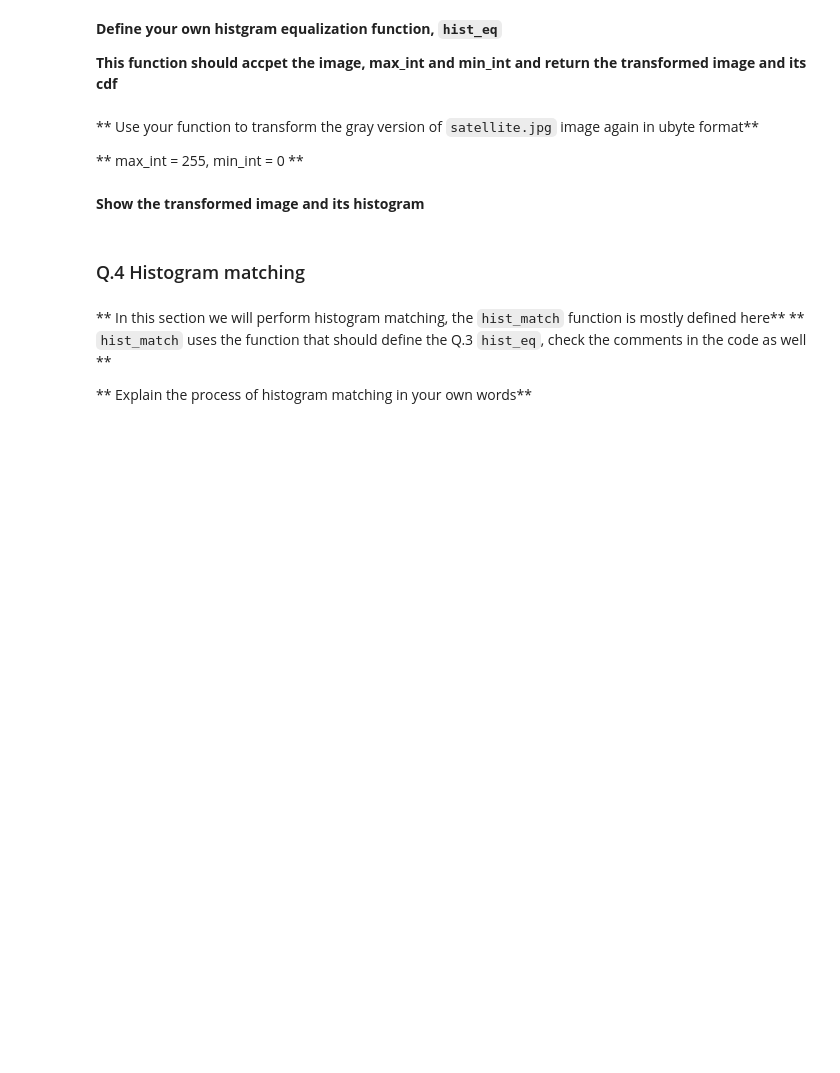
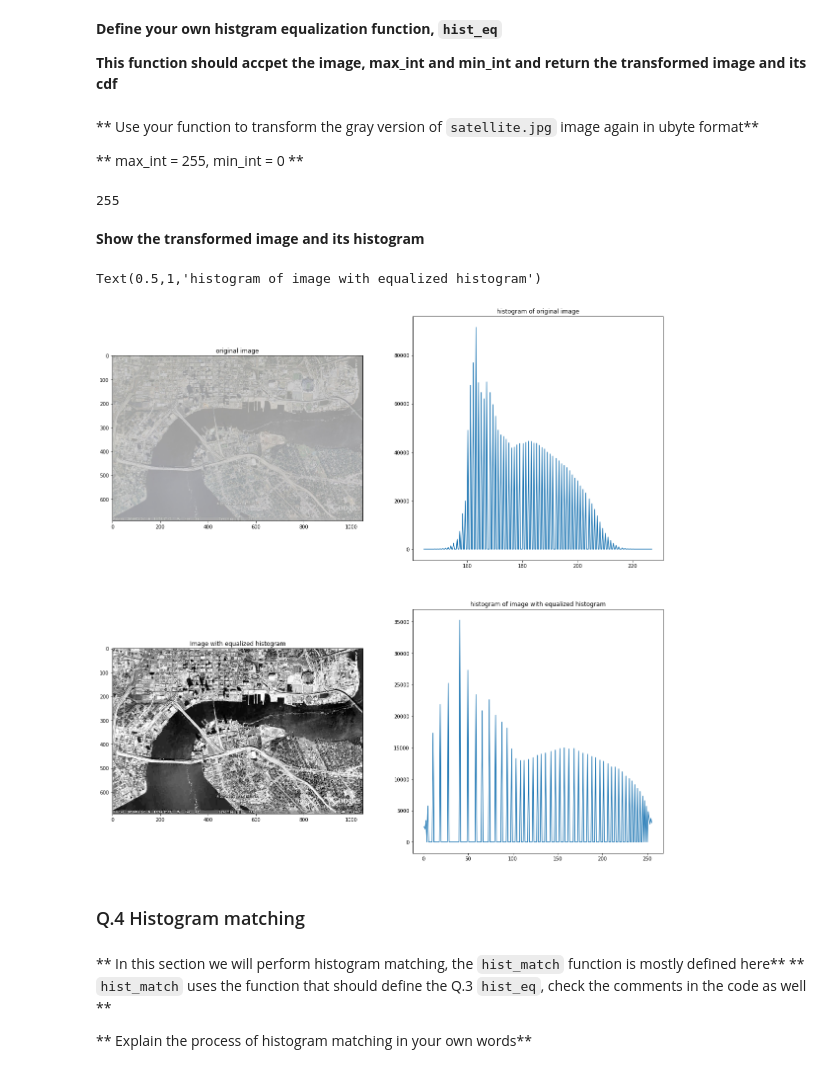
Before and after one commit to cefisalam/B31XB-IIP-TP-1718, a Jupyter notebook: 2-image-enhancement/2-enhancement-supplementary.ipynb, the cells around one changed output. Drawn from its saved outputs; the diff is of its cells as text; code cells hidden in the pictures; blank space fills up the shorter version.

```diff
--- a/2-image-enhancement/2-enhancement-supplementary.ipynb
+++ b/2-image-enhancement/2-enhancement-supplementary.ipynb
@@ -41,12 +79,47 @@ The idea behind the histogram equalization process is that each gray level shoul
 **Define your own histgram equalization function, `hist_eq`**
 
 **This function should accpet the image, max_int and min_int and return the transformed image and its cdf**
+# %%
+def hist_eq (image, min_int, max_int) :
+
+    Hist, bins=np.histogram(image.flatten(), bins=max_int-min_int, normed=True)
+    cdf=np.cumsum(Hist)
+    Histcum=255*cdf/cdf[-1]
+    image2=np.interp(image.flatten(), bins[:-1], Histcum)
+    print(Histcum.size)
+    return image2.reshape(image.shape), Histcum
 # %% [markdown]
 ** Use your function to transform the gray version of `satellite.jpg` image again in ubyte format**
 
 ** max_int = 255, min_int = 0 **
+# %%
+filename = './images/satellite.jpg'
+satellite = io.imread(filename)
+satellite_gray = rgb2gray (satellite)
+satellite_ubyte = img_as_ubyte(satellite_gray)
+sat_eq, cdf_eq=hist_eq(satellite_ubyte, 0, 255)
+# %% [output]
+255
 # %% [markdown]
 **Show the transformed image and its histogram**
+# %%
+fig, axes=plt.subplots(nrows=2, ncols=2, figsize=(20,20))
+ax0, ax1, ax2, ax3 = axes.ravel()
+ax0.imshow(satellite, cmap=cm.gray)
+ax0.set_title('original image')
+bins, bins_c=np.histogram(satellite, 256)
+ax1.plot(bins_c[1:], bins)
+ax1.set_title('histogram of original image')
+
+
+ax2.imshow(sat_eq, cmap=cm.gray)
+ax2.set_title('Image with equalized histogram')
+bins, bins_c=np.histogram(sat_eq, 256)
+ax3.plot(bins_c[1:], bins)
+ax3.set_title('histogram of image with equalized histogram')
+# %% [output]
+Text(0.5,1,'histogram of image with equalized histogram')
+[figure, added]
 # %% [markdown]
 ### Q.4 Histogram matching
 # %% [markdown]
```
Also changed, not shown: parts of 8 cells of this notebook, 1 other file.
